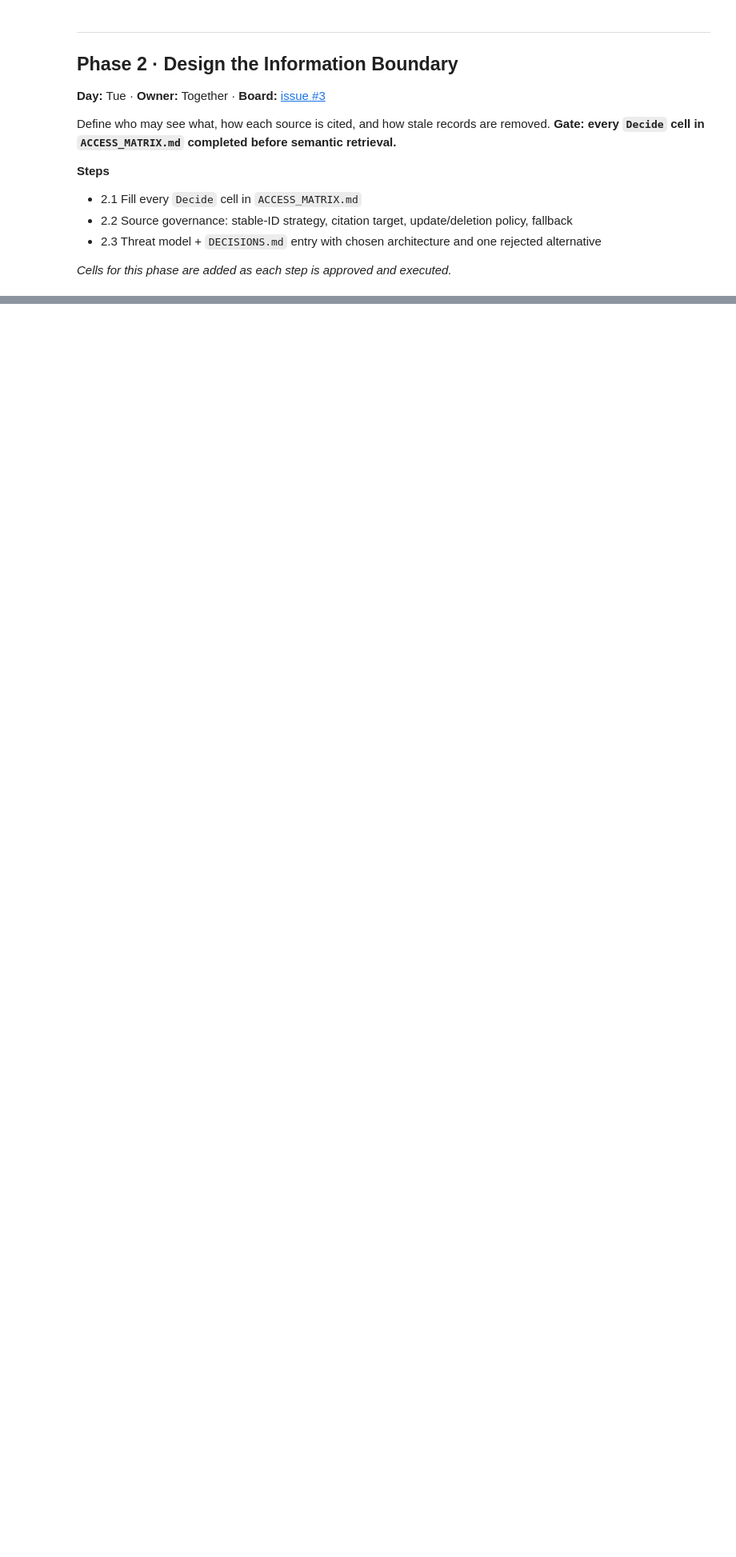
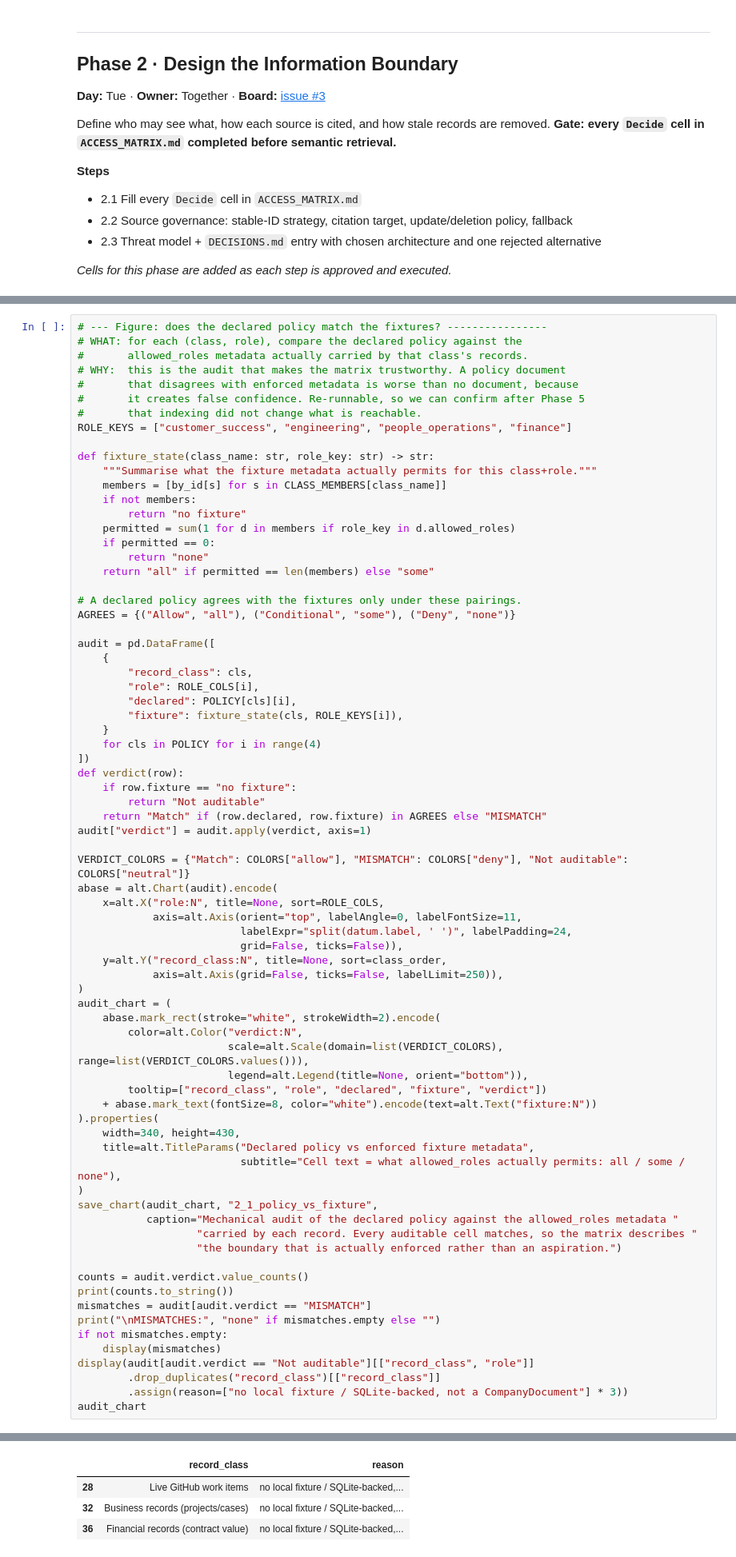
Before and after one commit to sulugambari/ai-agent-project, a Jupyter notebook: notebooks/northstar_build.ipynb, the cells around one changed output, grey strips where cells are left out. Shown at 80% size. Cells and saved outputs as stored; diff of their text form; blank space fills up the shorter version.

```diff
--- a/notebooks/northstar_build.ipynb
+++ b/notebooks/northstar_build.ipynb
@@ -676,0 +802,75 @@ Define who may see what, how each source is cited, and how stale records are rem
+# %%
+# --- Figure: does the declared policy match the fixtures? ----------------
+# WHAT: for each (class, role), compare the declared policy against the
+#       allowed_roles metadata actually carried by that class's records.
+# WHY:  this is the audit that makes the matrix trustworthy. A policy document
+#       that disagrees with enforced metadata is worse than no document, because
+#       it creates false confidence. Re-runnable, so we can confirm after Phase 5
+#       that indexing did not change what is reachable.
+ROLE_KEYS = ["customer_success", "engineering", "people_operations", "finance"]
+
+def fixture_state(class_name: str, role_key: str) -> str:
+    """Summarise what the fixture metadata actually permits for this class+role."""
+    members = [by_id[s] for s in CLASS_MEMBERS[class_name]]
+    if not members:
+        return "no fixture"
+    permitted = sum(1 for d in members if role_key in d.allowed_roles)
+    if permitted == 0:
+        return "none"
+    return "all" if permitted == len(members) else "some"
+
+# A declared policy agrees with the fixtures only under these pairings.
+AGREES = {("Allow", "all"), ("Conditional", "some"), ("Deny", "none")}
+
+audit = pd.DataFrame([
+    {
+        "record_class": cls,
+        "role": ROLE_COLS[i],
+        "declared": POLICY[cls][i],
+        "fixture": fixture_state(cls, ROLE_KEYS[i]),
+    }
+    for cls in POLICY for i in range(4)
+])
+def verdict(row):
+    if row.fixture == "no fixture":
+        return "Not auditable"
+    return "Match" if (row.declared, row.fixture) in AGREES else "MISMATCH"
+audit["verdict"] = audit.apply(verdict, axis=1)
+
+VERDICT_COLORS = {"Match": COLORS["allow"], "MISMATCH": COLORS["deny"], "Not auditable": COLORS["neutral"]}
+abase = alt.Chart(audit).encode(
+    x=alt.X("role:N", title=None, sort=ROLE_COLS,
+            axis=alt.Axis(orient="top", labelAngle=0, labelFontSize=11,
+                          labelExpr="split(datum.label, ' ')", labelPadding=24,
+                          grid=False, ticks=False)),
+    y=alt.Y("record_class:N", title=None, sort=class_order,
+            axis=alt.Axis(grid=False, ticks=False, labelLimit=250)),
+)
+audit_chart = (
+    abase.mark_rect(stroke="white", strokeWidth=2).encode(
+        color=alt.Color("verdict:N",
+                        scale=alt.Scale(domain=list(VERDICT_COLORS), range=list(VERDICT_COLORS.values())),
+                        legend=alt.Legend(title=None, orient="bottom")),
+        tooltip=["record_class", "role", "declared", "fixture", "verdict"])
+    + abase.mark_text(fontSize=8, color="white").encode(text=alt.Text("fixture:N"))
+).properties(
+    width=340, height=430,
+    title=alt.TitleParams("Declared policy vs enforced fixture metadata",
+                          subtitle="Cell text = what allowed_roles actually permits: all / some / none"),
+)
+save_chart(audit_chart, "2_1_policy_vs_fixture",
+           caption="Mechanical audit of the declared policy against the allowed_roles metadata "
+                   "carried by each record. Every auditable cell matches, so the matrix describes "
+                   "the boundary that is actually enforced rather than an aspiration.")
+
+counts = audit.verdict.value_counts()
+print(counts.to_string())
+mismatches = audit[audit.verdict == "MISMATCH"]
+print("\nMISMATCHES:", "none" if mismatches.empty else "")
+if not mismatches.empty:
+    display(mismatches)
+display(audit[audit.verdict == "Not auditable"][["record_class", "role"]]
+        .drop_duplicates("record_class")[["record_class"]]
+        .assign(reason=["no local fixture / SQLite-backed, not a CompanyDocument"] * 3))
+audit_chart
+# %% [output]
@@ -676,0 +883,4 @@ Define who may see what, how each source is cited, and how stale records are rem
+|  | record_class | reason |
+| 28 | Live GitHub work items | no local fixture / SQLite-backed,... |
+| 32 | Business records (projects/cases) | no local fixture / SQLite-backed,... |
+| 36 | Financial records (contract value) | no local fixture / SQLite-backed,... |
```
Also changed, not shown: parts of 4 cells of this notebook, 6 other files.
